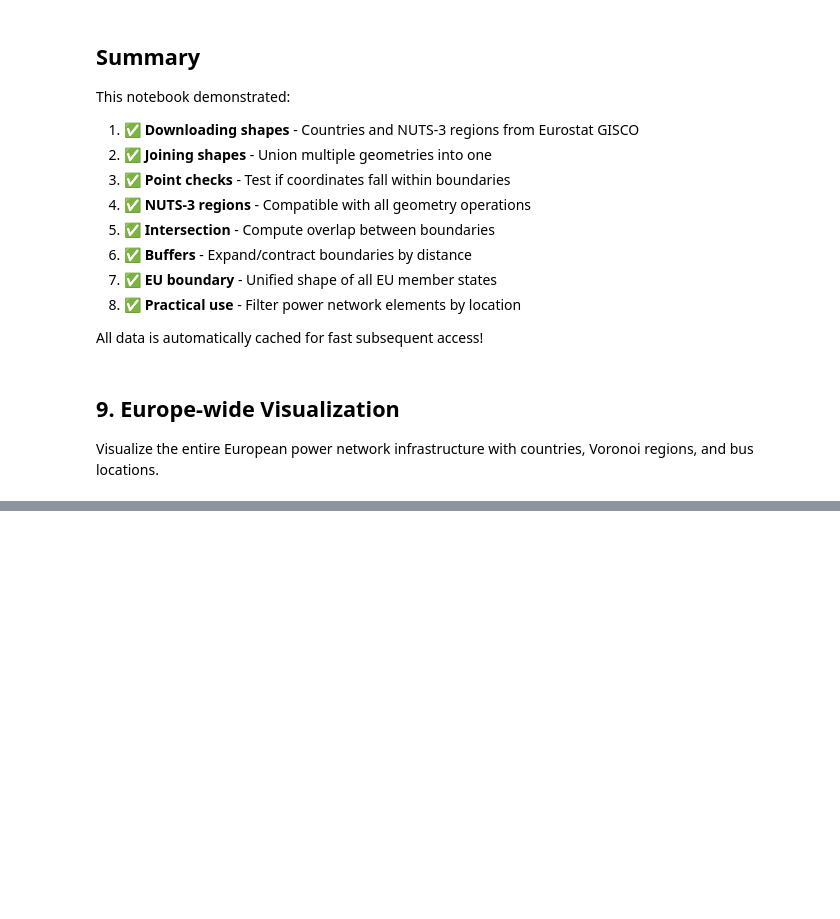
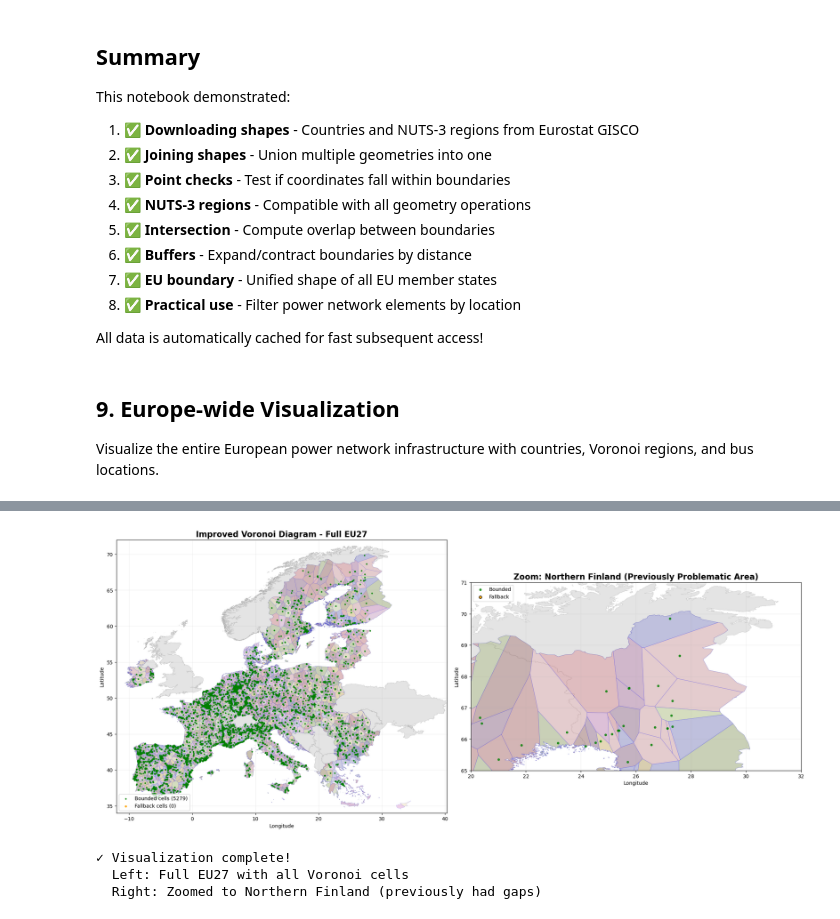
Before and after one commit to jendrkk/PyPSA---Simplified-European-Model, a Jupyter notebook: notebooks/geometry_tutorial.ipynb, the cells around one changed output, grey strips where cells are left out. Cells and saved outputs as stored; diff of their text form; code cells hidden in the pictures; blank space fills up the shorter version.

```diff
--- a/notebooks/geometry_tutorial.ipynb
+++ b/notebooks/geometry_tutorial.ipynb
@@ -561,0 +654,17 @@ if buses_data is not None:
+# %%
+# Import required modules
+from pypsa_simplified import data_prep
+from geometry import get_voronoi, EU27
+
+# Load OSM data
+osm_dir = repo_root / "data" / "raw" / "OSM Prebuilt Electricity Network"
+if osm_dir.exists():
+    print("Loading OSM network data...")
+    data_dict = data_prep.prepare_osm_source(osm_dir)
+    raw_data = data_prep.RawData(data_dict)
+
+    print(f"Buses loaded: {len(raw_data.data['buses'])}")
+    print(f"EU27 countries: {EU27}")
+else:
+    print(f"⚠ OSM directory not found: {osm_dir}")
+    raw_data = None
@@ -561,0 +829,50 @@ if buses_data is not None:
+# %%
+if voronoi_improved is not None and buses_data is not None:
+    # Visualize improved Voronoi diagram
+    fig, (ax1, ax2) = plt.subplots(1, 2, figsize=(20, 10))
+
+    # Left: Overview
+    all_countries_gdf.plot(ax=ax1, color='lightgray', edgecolor='darkgray', linewidth=0.5, alpha=0.6)
+    voronoi_improved.plot(ax=ax1, alpha=0.3, edgecolor='blue', linewidth=0.3, cmap='tab20b')
+
+    # Mark bounded vs fallback cells
+    bounded = voronoi_improved[voronoi_improved['bounded'] == True]
+    fallback = voronoi_improved[voronoi_improved['bounded'] == False]
+
+    ax1.scatter()
+    ax1.scatter(bounded['bus_x'], bounded['bus_y'], c='green', s=5, alpha=0.8, label=f'Bounded cells ({len(bounded)})', zorder=5)
+    ax1.scatter(fallback['bus_x'], fallback['bus_y'], c='orange', s=10, alpha=1.0, label=f'Fallback cells ({len(fallback)})', zorder=6)
+
+    ax1.set_title('Improved Voronoi Diagram - Full EU27', fontsize=16, fontweight='bold')
+    ax1.set_xlabel('Longitude')
+    ax1.set_ylabel('Latitude')
+    ax1.set_xlim(-12, 40.3)
+    ax1.set_ylim(34, 72)
+    ax1.legend(loc='lower left')
+    ax1.grid(True, alpha=0.2)
+
+    # Right: Zoom to Finland (where issues were visible)
+    all_countries_gdf.plot(ax=ax2, color='lightgray', edgecolor='darkgray', linewidth=0.5, alpha=0.6)
+    voronoi_improved.plot(ax=ax2, alpha=0.3, edgecolor='blue', linewidth=0.5, cmap='tab20b')
+    ax2.scatter(bounded['bus_x'], bounded['bus_y'], c='green', s=15, alpha=0.8, label=f'Bounded', zorder=5)
+    ax2.scatter(fallback['bus_x'], fallback['bus_y'], c='orange', s=30, alpha=1.0, label=f'Fallback', zorder=6, edgecolor='black')
+
+    ax2.set_title('Zoom: Northern Finland (Previously Problematic Area)', fontsize=16, fontweight='bold')
+    ax2.set_xlabel('Longitude')
+    ax2.set_ylabel('Latitude')
+    ax2.set_xlim(20, 32)
+    ax2.set_ylim(65, 71)
+    ax2.legend(loc='upper left')
+    ax2.grid(True, alpha=0.2)
+
+    plt.tight_layout()
+    plt.show()
+
+    print("\n✓ Visualization complete!")
+    print("  Left: Full EU27 with all Voronoi cells")
+    print("  Right: Zoomed to Northern Finland (previously had gaps)")
+# %% [output]
+[figure, added]
+✓ Visualization complete!
+  Left: Full EU27 with all Voronoi cells
+  Right: Zoomed to Northern Finland (previously had gaps)
```
Also changed, not shown: parts of 22 cells of this notebook, 5 other files.
